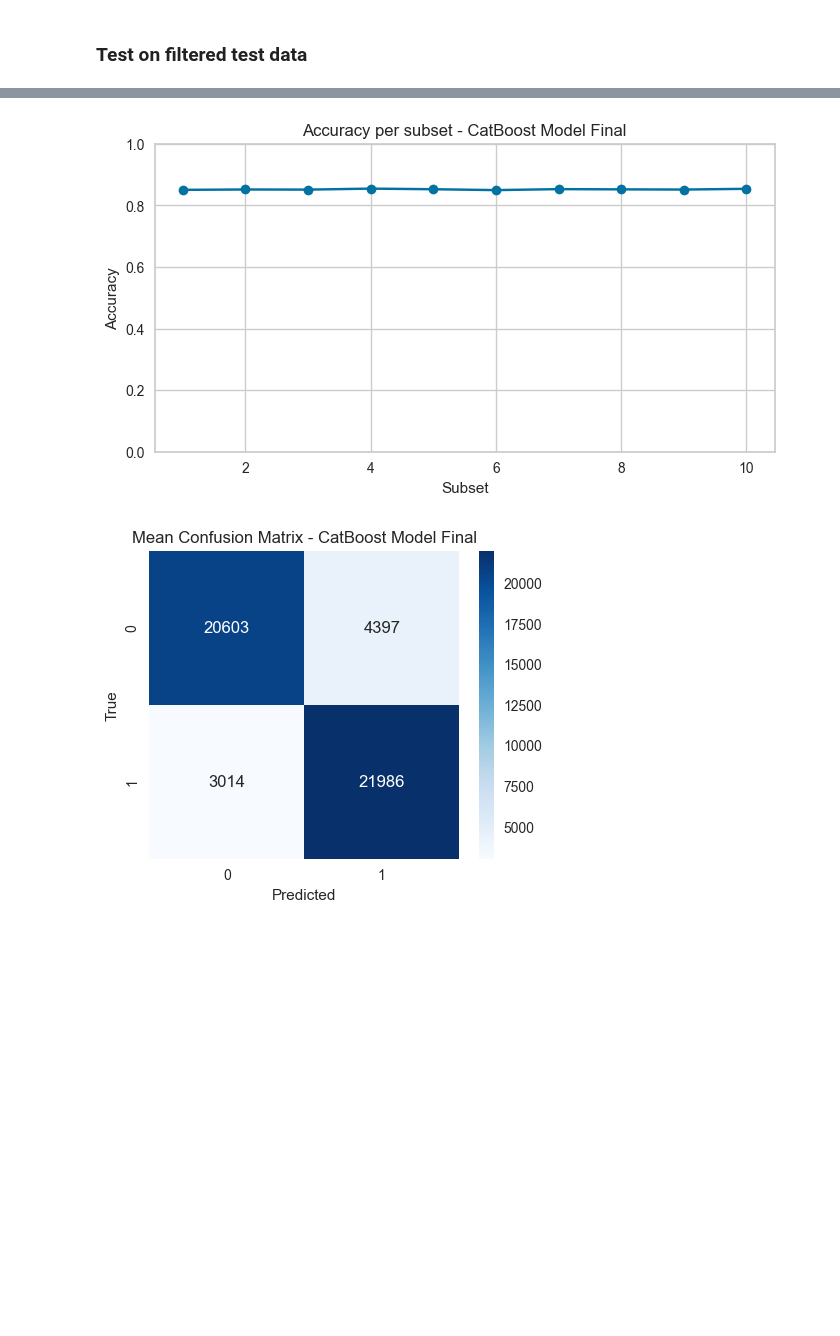
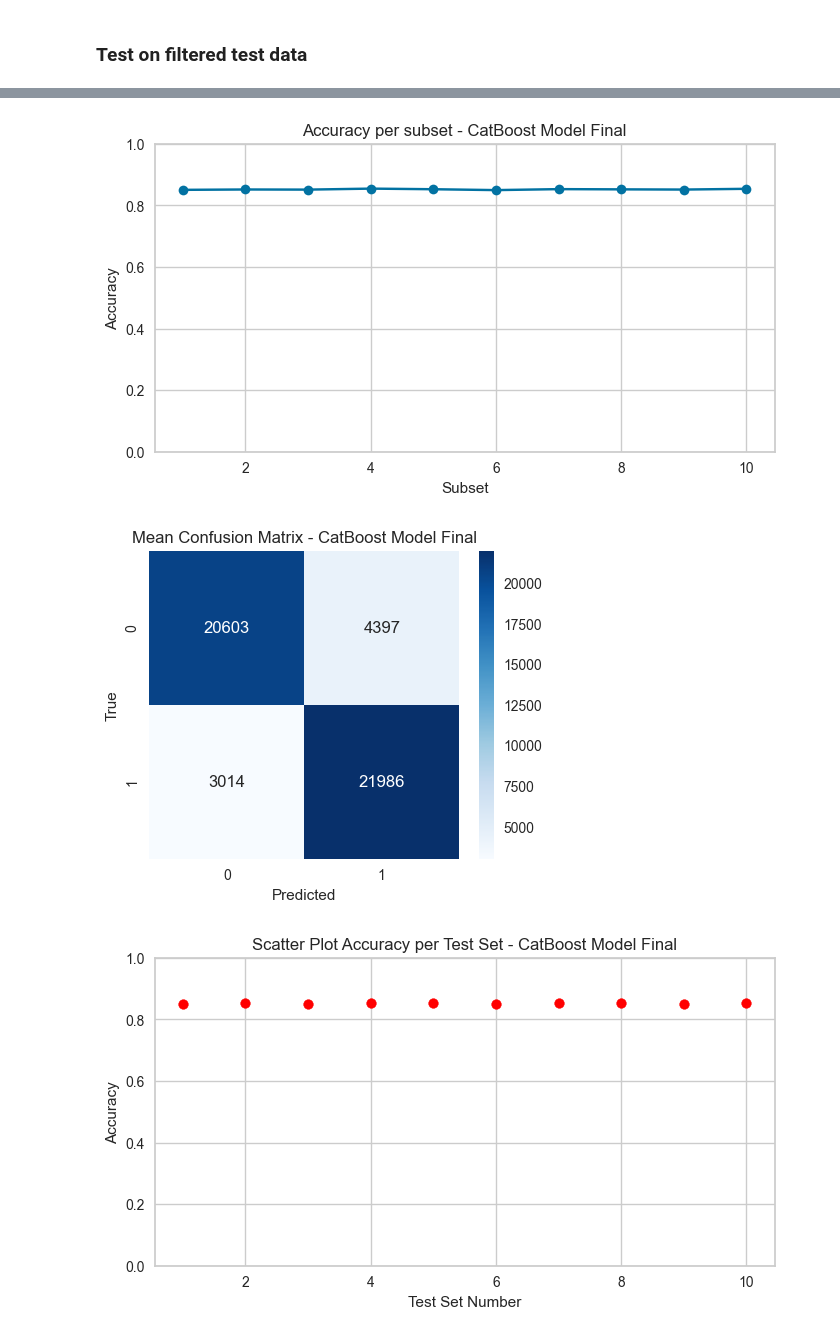
Before and after one commit to ScrPzz/rongowai, a Jupyter notebook: all_models_deep_test.ipynb, the cells around one changed output, grey strips where cells are left out. Cells and saved outputs as stored; diff of their text form; code cells hidden in the pictures; blank space fills up the shorter version.

```diff
--- a/all_models_deep_test.ipynb
+++ b/all_models_deep_test.ipynb
@@ -581,7 +657,7 @@ if save:
     pd.DataFrame(fit_data_with_features_clean, columns=FEATURES).to_parquet('test_data/binary_classification/combined_features.parquet', index=False)
     pd.DataFrame(labels_clean).to_parquet('test_data/binary_classification/labels_binary_stats_features_only.parquet', index=False)
 # %%
-# Seleziona un numero uguale di campioni per ciascuna classe per ogni subset
+# Crea 10 subset bilanciati di 50000 campioni ciascuno e controllo integrità e distribuzione delle classi
 num_subsets = 10
 subset_size = 50000
 
@@ -600,3 +676,22 @@ for i in range(num_subsets):
     np.random.shuffle(idx_balanced)
     subsets_X.append(fit_data_with_features_clean[idx_balanced])
     subsets_y.append(labels_clean[idx_balanced])
+
+
+# Controlla la distribuzione delle classi in ogni subset
+for i, (X, y) in enumerate(zip(subsets_X, subsets_y)):
+    assert len(X) == subset_size, f"Subset {i+1} size mismatch: {len(X)} != {subset_size}"
+    assert len(y) == subset_size, f"Subset {i+1} labels size mismatch: {len(y)} != {subset_size}"
+    print(f"Subset {i+1}: {Counter(y)}")
+
+
+# Controlla che i subset siano tutti diversi tra loro
+all_unique = True
+for i in range(num_subsets):
+    for j in range(i + 1, num_subsets):
+        # Confronta gli indici usati per ciascun subset
+        set_i = set(subsets_X[i].tobytes())
+        set_j = set(subsets_X[j].tobytes())
+        if set_i == set_j:
+            print(f"Subset {i+1} and Subset {j+1} are identical!")
+            all_unique = False
@@ -700,16 +787,11 @@ def predict_with_sklearn(model, X):
 # %% [markdown]
 ### Test on filtered test data
 # %%
-from sklearn.metrics import roc_curve
-import seaborn as sns
-from sklearn.metrics import classification_report
-import pandas as pd
-
 
 # Build models dict with wrappers for preprocessing
 models = {}
 
-if isinstance(xg_boost_model_final, dict):
+if xg_boost_model_final is not None:
     models["XGBoost Model Final"] = type(
         "XGBWrapper", (), {"predict": staticmethod(predict_with_xgboost)}
     )()
@@ -748,12 +830,12 @@ for model_name, model in models.items():
             # Soglia ottimale: massimizza tpr - fpr (Youden's J statistic)
             optimal_idx = np.argmax(tpr - fpr)
             optimal_threshold = thresholds[optimal_idx]
-            print(f"Optimal threshold: {optimal_threshold:.4f}")
+            print(f"SOGLIA OTTIMALE DI CLASSIFICAZIONE: {optimal_threshold:.4f}")
             y_pred = (y_proba >= optimal_threshold).astype(int)
         else:
             y_pred = model.predict(X)
 
-        #y_pred = model.predict(X)
+
         acc = accuracy_score(y, y_pred)
         cm = confusion_matrix(y, y_pred)
         print(f"Subset {i+1}: Accuracy = {acc:.4f}")
@@ -789,31 +871,42 @@ for model_name, model in models.items():
     plt.ylabel('True')
     plt.show()
     # Calcola il classification report medio su tutti i subset
 
     reports = []
     for i in range(num_subsets):
         y_true = subsets_y[i]
         y_pred = model.predict(subsets_X[i])
         report = classification_report(y_true, y_pred, output_dict=True)
         reports.append(report)
+
+    # Scatter plot delle accuratezze in funzione del numero del test set
+    plt.figure(figsize=(8, 4))
+    plt.scatter(range(1, num_subsets + 1), accs, color='red')
+    plt.title(f'Scatter Plot Accuracy per Test Set - {model_name}')
+    plt.xlabel('Test Set Number')
+    plt.ylabel('Accuracy')
+    plt.ylim(0, 1)
+    plt.grid(True)
+    plt.show()
 # %% [output]
 === CatBoost Model Final ===
 Subset 1: Accuracy = 0.8502
 Confusion Matrix:
 [[20546  4454]
  [ 3034 21966]]
 Subset 2: Accuracy = 0.8514
 Confusion Matrix:
 [[20583  4417]
  [ 3012 21988]]
 Subset 3: Accuracy = 0.8510
 Confusion Matrix:
 [[20642  4358]
 ... (32 lines left out)
 Media accuratezze: 0.8518 ± 0.0014
 Confusion Matrix media:
 [[20603  4397]
  [ 3014 21985]]
 [figure]
 [figure]
+[figure, added]
 # %% [markdown]
```
Also changed, not shown: parts of 22 cells of this notebook, 1 other file.
